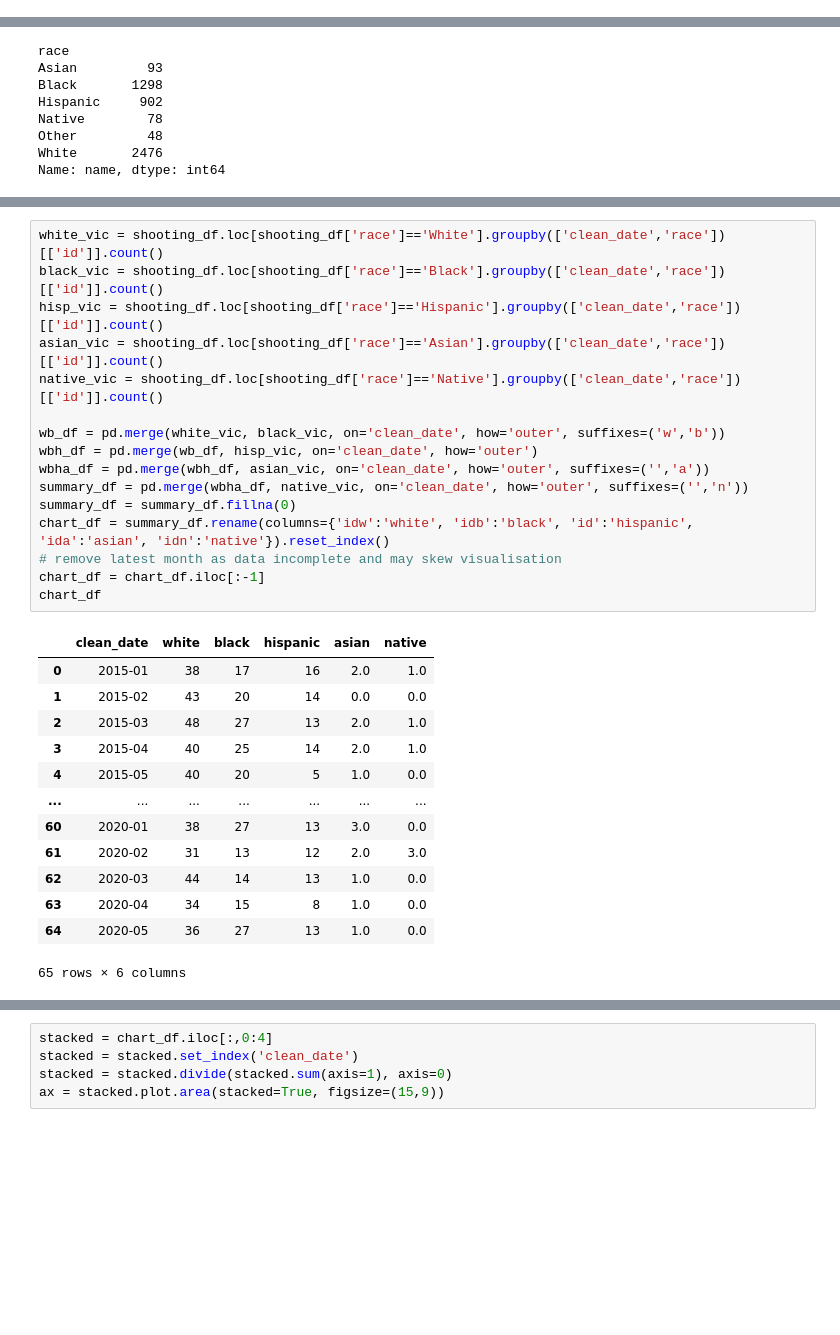
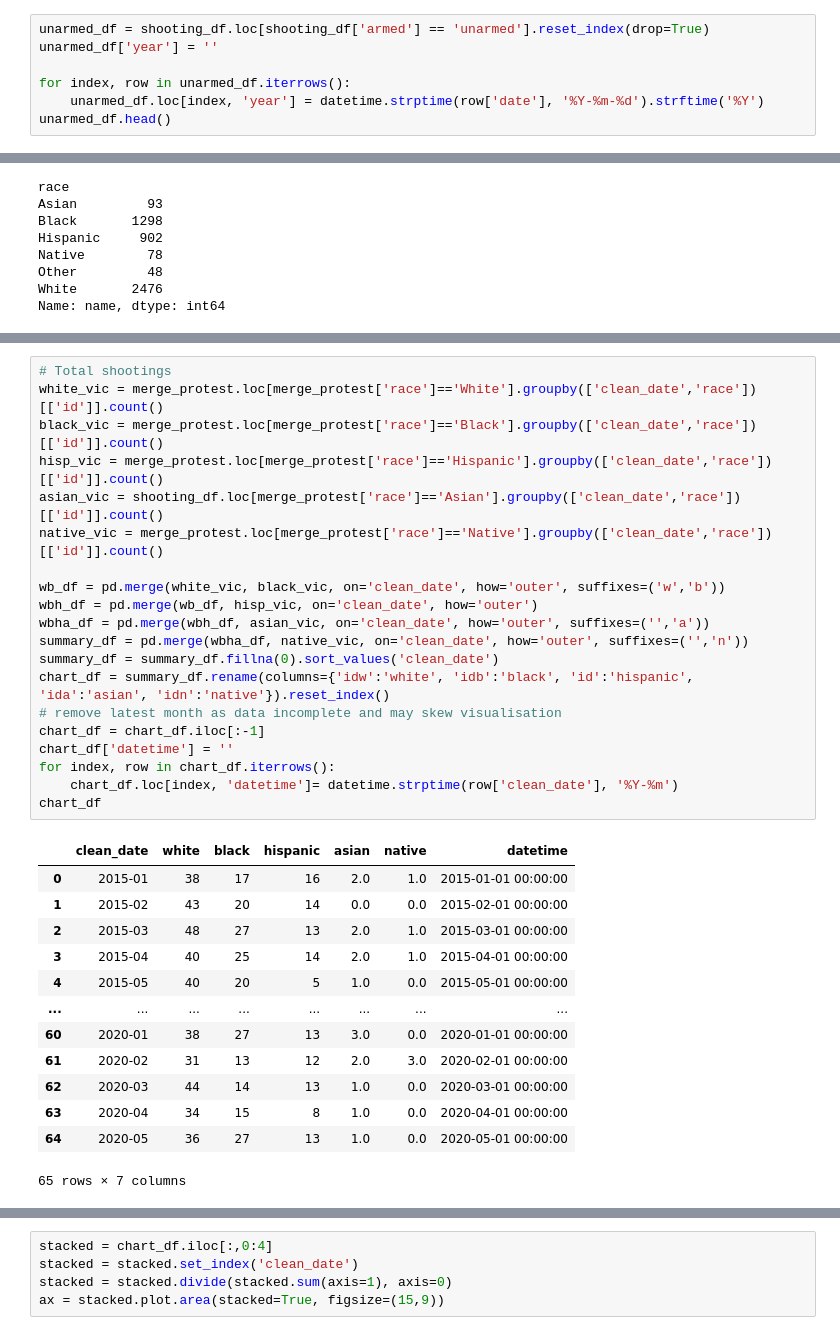
Before and after one commit to sasithwij/project1, a Jupyter notebook: news.ipynb, the cells around one changed output, grey strips where cells are left out. Saved outputs shown, nothing was run; the diff lists cells and outputs as text; blank space fills up the shorter version.

```diff
--- a/news.ipynb
+++ b/news.ipynb
@@ -39,3 +42,10 @@ shooting_df.head()
 | 2 | 5 | John Paul Quintero | 2015-01-03 | shot and Tasered | unarmed | 23.0 | M | Hispanic | Wichita | KS | ... |
 | 3 | 8 | Matthew Hoffman | 2015-01-04 | shot | toy weapon | 32.0 | M | White | San Francisco | CA | ... |
 | 4 | 9 | Michael Rodriguez | 2015-01-04 | shot | nail gun | 39.0 | M | Hispanic | Evans | CO | ... |
+# %%
+unarmed_df = shooting_df.loc[shooting_df['armed'] == 'unarmed'].reset_index(drop=True)
+unarmed_df['year'] = ''
+
+for index, row in unarmed_df.iterrows():
+    unarmed_df.loc[index, 'year'] = datetime.strptime(row['date'], '%Y-%m-%d').strftime('%Y')
+unarmed_df.head()
@@ -66,30 +75,34 @@ NameError: name 'white' is not defined
 # %%
-white_vic = shooting_df.loc[shooting_df['race']=='White'].groupby(['clean_date','race'])[['id']].count()
-black_vic = shooting_df.loc[shooting_df['race']=='Black'].groupby(['clean_date','race'])[['id']].count()
-hisp_vic = shooting_df.loc[shooting_df['race']=='Hispanic'].groupby(['clean_date','race'])[['id']].count()
-asian_vic = shooting_df.loc[shooting_df['race']=='Asian'].groupby(['clean_date','race'])[['id']].count()
-native_vic = shooting_df.loc[shooting_df['race']=='Native'].groupby(['clean_date','race'])[['id']].count()
+# Total shootings
+white_vic = merge_protest.loc[merge_protest['race']=='White'].groupby(['clean_date','race'])[['id']].count()
+black_vic = merge_protest.loc[merge_protest['race']=='Black'].groupby(['clean_date','race'])[['id']].count()
+hisp_vic = merge_protest.loc[merge_protest['race']=='Hispanic'].groupby(['clean_date','race'])[['id']].count()
+asian_vic = shooting_df.loc[merge_protest['race']=='Asian'].groupby(['clean_date','race'])[['id']].count()
+native_vic = merge_protest.loc[merge_protest['race']=='Native'].groupby(['clean_date','race'])[['id']].count()
 
 wb_df = pd.merge(white_vic, black_vic, on='clean_date', how='outer', suffixes=('w','b'))
 wbh_df = pd.merge(wb_df, hisp_vic, on='clean_date', how='outer')
 wbha_df = pd.merge(wbh_df, asian_vic, on='clean_date', how='outer', suffixes=('','a'))
 summary_df = pd.merge(wbha_df, native_vic, on='clean_date', how='outer', suffixes=('','n'))
-summary_df = summary_df.fillna(0)
+summary_df = summary_df.fillna(0).sort_values('clean_date')
 chart_df = summary_df.rename(columns={'idw':'white', 'idb':'black', 'id':'hispanic', 'ida':'asian', 'idn':'native'}).reset_index()
 # remove latest month as data incomplete and may skew visualisation
 chart_df = chart_df.iloc[:-1]
+chart_df['datetime'] = ''
+for index, row in chart_df.iterrows():
+    chart_df.loc[index, 'datetime']= datetime.strptime(row['clean_date'], '%Y-%m')
 chart_df
 # %% [output]
-|  | clean_date | white | black | hispanic | asian | native |
-| 0 | 2015-01 | 38 | 17 | 16 | 2.0 | 1.0 |
-| 1 | 2015-02 | 43 | 20 | 14 | 0.0 | 0.0 |
-| 2 | 2015-03 | 48 | 27 | 13 | 2.0 | 1.0 |
-| 3 | 2015-04 | 40 | 25 | 14 | 2.0 | 1.0 |
-| 4 | 2015-05 | 40 | 20 | 5 | 1.0 | 0.0 |
-| ... | ... | ... | ... | ... | ... | ... |
-| 60 | 2020-01 | 38 | 27 | 13 | 3.0 | 0.0 |
-| 61 | 2020-02 | 31 | 13 | 12 | 2.0 | 3.0 |
-| 62 | 2020-03 | 44 | 14 | 13 | 1.0 | 0.0 |
-| 63 | 2020-04 | 34 | 15 | 8 | 1.0 | 0.0 |
-| 64 | 2020-05 | 36 | 27 | 13 | 1.0 | 0.0 |
+|  | clean_date | white | black | hispanic | asian | native | datetime |
+| 0 | 2015-01 | 38 | 17 | 16 | 2.0 | 1.0 | 2015-01-01 00:00:00 |
+| 1 | 2015-02 | 43 | 20 | 14 | 0.0 | 0.0 | 2015-02-01 00:00:00 |
+| 2 | 2015-03 | 48 | 27 | 13 | 2.0 | 1.0 | 2015-03-01 00:00:00 |
+| 3 | 2015-04 | 40 | 25 | 14 | 2.0 | 1.0 | 2015-04-01 00:00:00 |
+| 4 | 2015-05 | 40 | 20 | 5 | 1.0 | 0.0 | 2015-05-01 00:00:00 |
+| ... | ... | ... | ... | ... | ... | ... | ... |
+| 60 | 2020-01 | 38 | 27 | 13 | 3.0 | 0.0 | 2020-01-01 00:00:00 |
+| 61 | 2020-02 | 31 | 13 | 12 | 2.0 | 3.0 | 2020-02-01 00:00:00 |
+| 62 | 2020-03 | 44 | 14 | 13 | 1.0 | 0.0 | 2020-03-01 00:00:00 |
+| 63 | 2020-04 | 34 | 15 | 8 | 1.0 | 0.0 | 2020-04-01 00:00:00 |
+| 64 | 2020-05 | 36 | 27 | 13 | 1.0 | 0.0 | 2020-05-01 00:00:00 |
-65 rows × 6 columns
+65 rows × 7 columns
```
Also changed, not shown: parts of 22 cells of this notebook, 2 other files.
